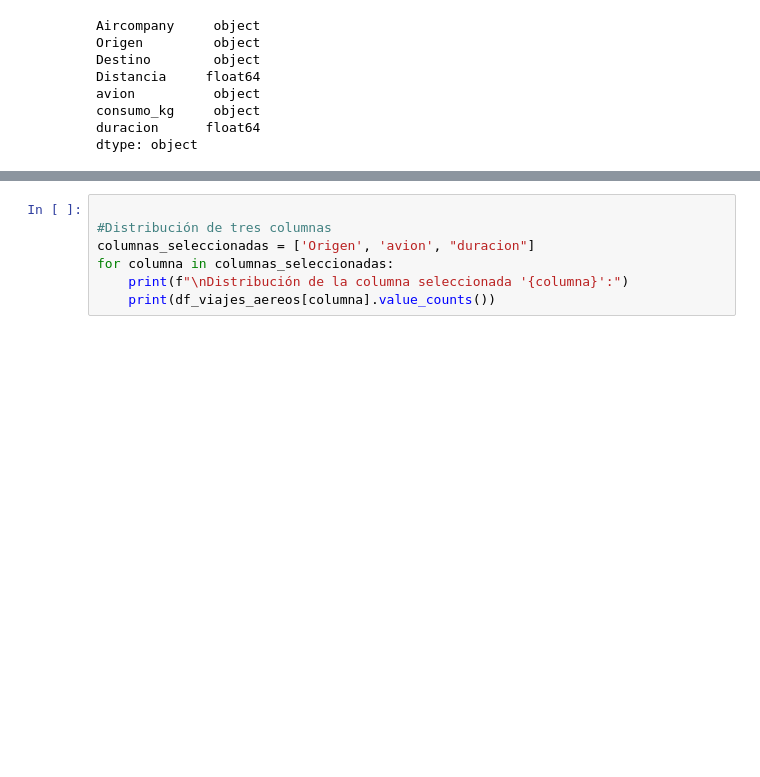
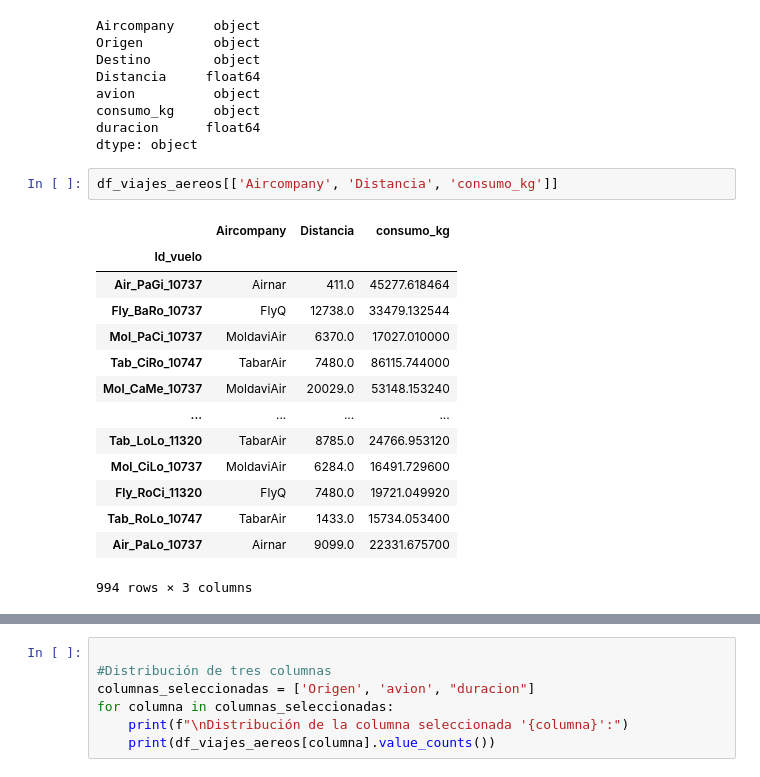
Before and after one commit to redani77/ONLINE_DS_THEBRIDGE_DaniCastillo, a Jupyter notebook: 004 PANDAS/Sprint_04/Unidad_02/Practica_Obligatoria/18_Practica_Obligatoria_Pandas_II.ipynb, the cells around one changed output, grey strips where cells are left out. Drawn from its saved outputs; the diff is of its cells as text; blank space fills up the shorter version.

```diff
--- a/004 PANDAS/Sprint_04/Unidad_02/Practica_Obligatoria/18_Practica_Obligatoria_Pandas_II.ipynb
+++ b/004 PANDAS/Sprint_04/Unidad_02/Practica_Obligatoria/18_Practica_Obligatoria_Pandas_II.ipynb
@@ -67,6 +84,23 @@ avion          object
 consumo_kg     object
 duracion      float64
 dtype: object
+# %%
+df_viajes_aereos[['Aircompany', 'Distancia', 'consumo_kg']]
+# %% [output]
+|  | Aircompany | Distancia | consumo_kg |
+| Id_vuelo |  |  |  |
+| Air_PaGi_10737 | Airnar | 411.0 | 45277.618464 |
+| Fly_BaRo_10737 | FlyQ | 12738.0 | 33479.132544 |
+| Mol_PaCi_10737 | MoldaviAir | 6370.0 | 17027.010000 |
+| Tab_CiRo_10747 | TabarAir | 7480.0 | 86115.744000 |
+| Mol_CaMe_10737 | MoldaviAir | 20029.0 | 53148.153240 |
+| ... | ... | ... | ... |
+| Tab_LoLo_11320 | TabarAir | 8785.0 | 24766.953120 |
+| Mol_CiLo_10737 | MoldaviAir | 6284.0 | 16491.729600 |
+| Fly_RoCi_11320 | FlyQ | 7480.0 | 19721.049920 |
+| Tab_RoLo_10747 | TabarAir | 1433.0 | 15734.053400 |
+| Air_PaLo_10737 | Airnar | 9099.0 | 22331.675700 |
+994 rows × 3 columns
 # %%
 df_viajes_aereos[['Aircompany', 'Distancia', 'consumo_kg']].head()
 # %% [output]
```
Also changed, not shown: parts of 3 cells of this notebook, 29 other files.
